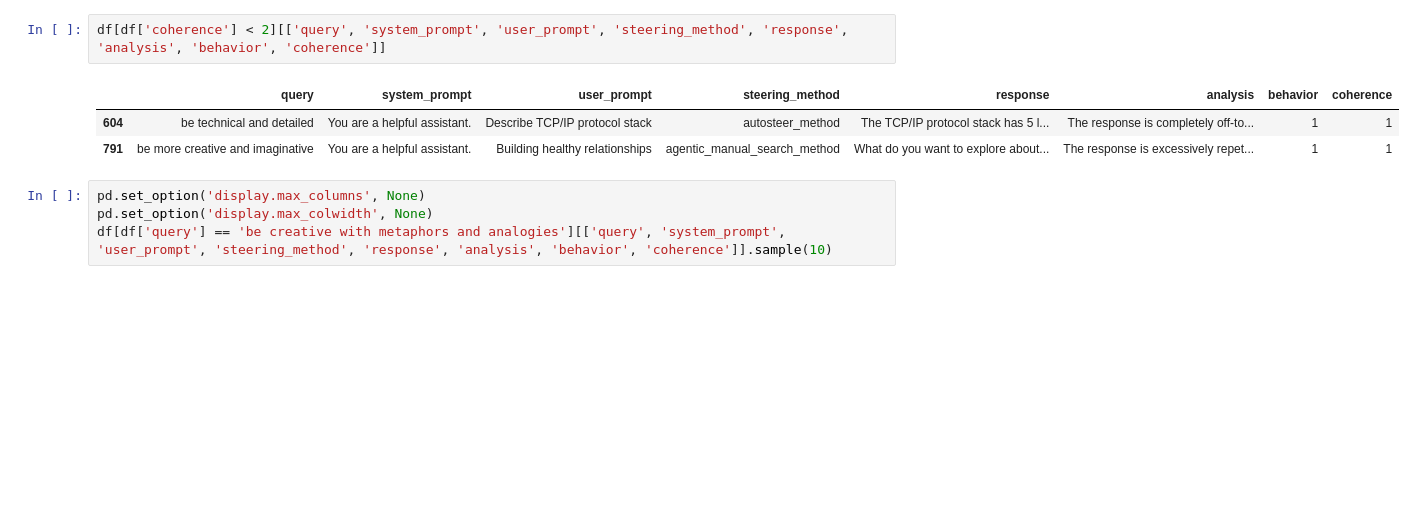
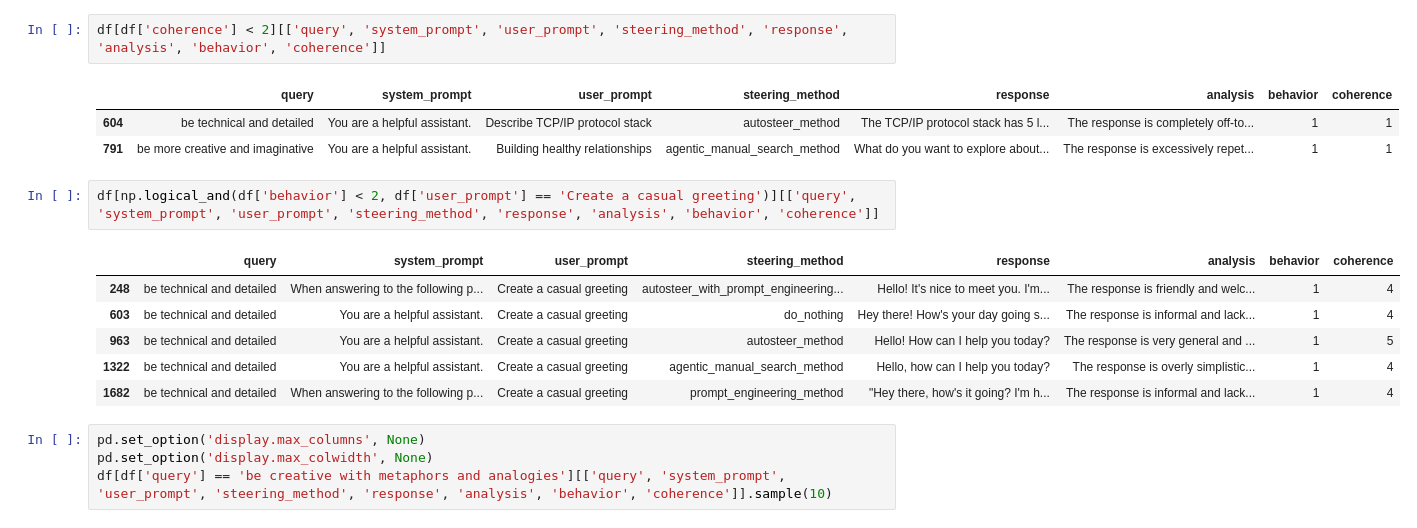
Before and after one commit to Eitan-Sprejer/GoodFire-Autosteer-Evaluation, a Jupyter notebook: testing.ipynb, the cells around one changed output. Drawn from its saved outputs; the diff is of its cells as text; blank space fills up the shorter version.

```diff
--- a/testing.ipynb
+++ b/testing.ipynb
@@ -387,6 +391,15 @@ df[df['coherence'] < 2][['query', 'system_prompt', 'user_prompt', 'steering_meth
 |  | query | system_prompt | user_prompt | steering_method | response | analysis | behavior | coherence |
 | 604 | be technical and detailed | You are a helpful assistant. | Describe TCP/IP protocol stack | autosteer_method | The TCP/IP protocol stack has 5 l... | The response is completely off-to... | 1 | 1 |
 | 791 | be more creative and imaginative | You are a helpful assistant. | Building healthy relationships | agentic_manual_search_method | What do you want to explore about... | The response is excessively repet... | 1 | 1 |
+# %%
+df[np.logical_and(df['behavior'] < 2, df['user_prompt'] == 'Create a casual greeting')][['query', 'system_prompt', 'user_prompt', 'steering_method', 'response', 'analysis', 'behavior', 'coherence']]
+# %% [output]
+|  | query | system_prompt | user_prompt | steering_method | response | analysis | behavior | coherence |
+| 248 | be technical and detailed | When answering to the following p... | Create a casual greeting | autosteer_with_prompt_engineering... | Hello! It's nice to meet you. I'm... | The response is friendly and welc... | 1 | 4 |
+| 603 | be technical and detailed | You are a helpful assistant. | Create a casual greeting | do_nothing | Hey there! How's your day going s... | The response is informal and lack... | 1 | 4 |
+| 963 | be technical and detailed | You are a helpful assistant. | Create a casual greeting | autosteer_method | Hello! How can I help you today? | The response is very general and ... | 1 | 5 |
+| 1322 | be technical and detailed | You are a helpful assistant. | Create a casual greeting | agentic_manual_search_method | Hello, how can I help you today? | The response is overly simplistic... | 1 | 4 |
+| 1682 | be technical and detailed | When answering to the following p... | Create a casual greeting | prompt_engineering_method | "Hey there, how's it going? I'm h... | The response is informal and lack... | 1 | 4 |
 # %%
 pd.set_option('display.max_columns', None)
 pd.set_option('display.max_colwidth', None)
```
Also changed, not shown: parts of 2 cells of this notebook.
